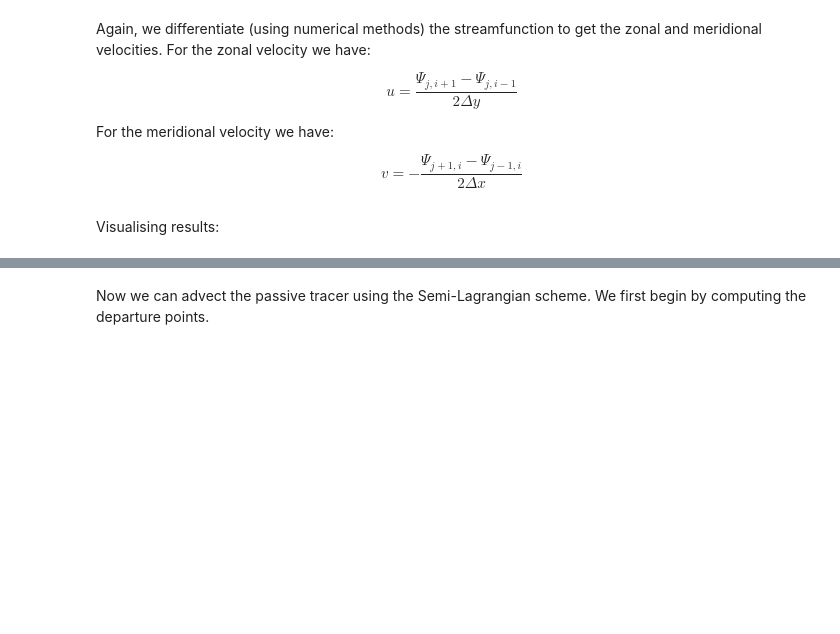
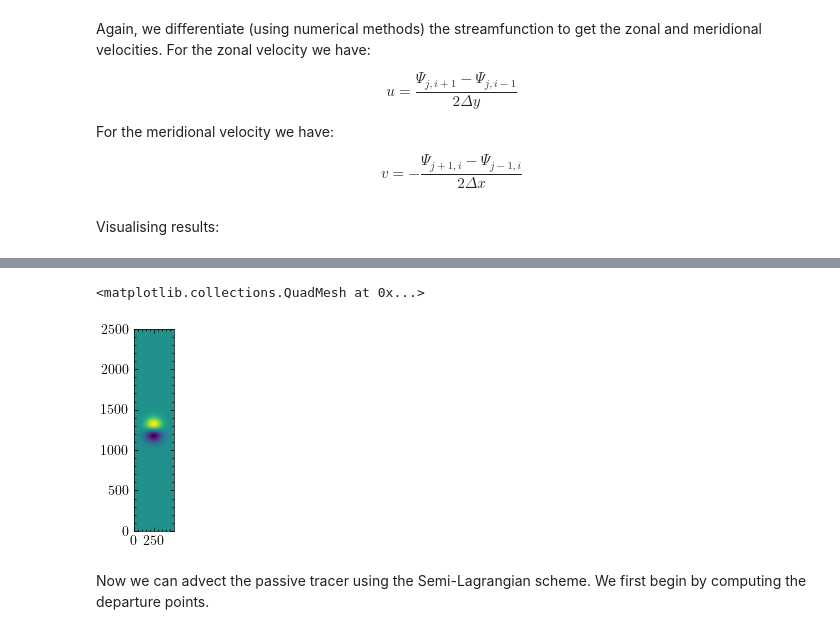
Before and after one commit to lauval/MT38C-Numerical-Weather-Prediction, a Jupyter notebook: task8.ipynb, the cells around one changed output, grey strips where cells are left out. Saved outputs shown, nothing was run; the diff lists cells and outputs as text; code cells hidden in the pictures; blank space fills up the shorter version.

```diff
--- a/task8.ipynb
+++ b/task8.ipynb
@@ -145,3 +145,9 @@ plt.contourf(V)
+# %%
+plt.axes(aspect='equal')
+plt.pcolormesh(V)
+# %% [output]
+<matplotlib.collections.QuadMesh at 0x...>
+[figure, added]
 # %% [markdown]
 Now we can advect the passive tracer using the Semi-Lagrangian scheme. We first begin by computing the departure points.
 # %%
```
Also changed, not shown: parts of 25 cells of this notebook, 2 other files.
